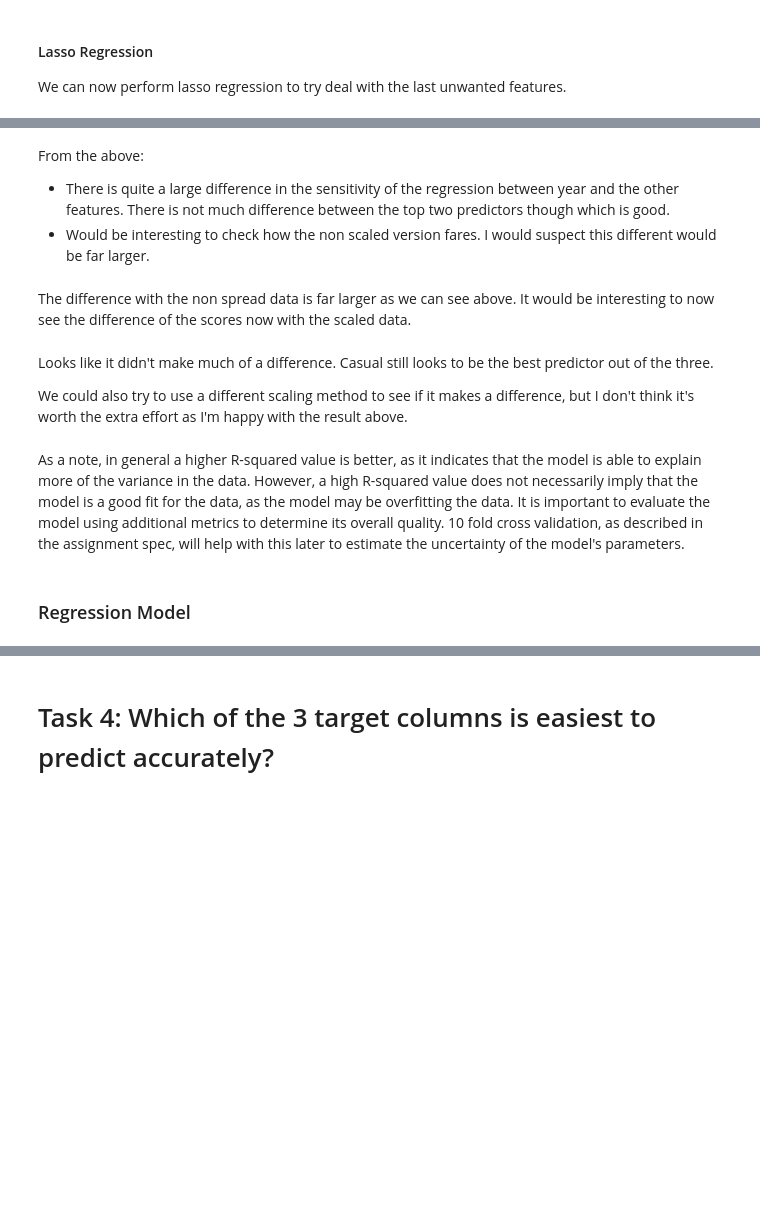
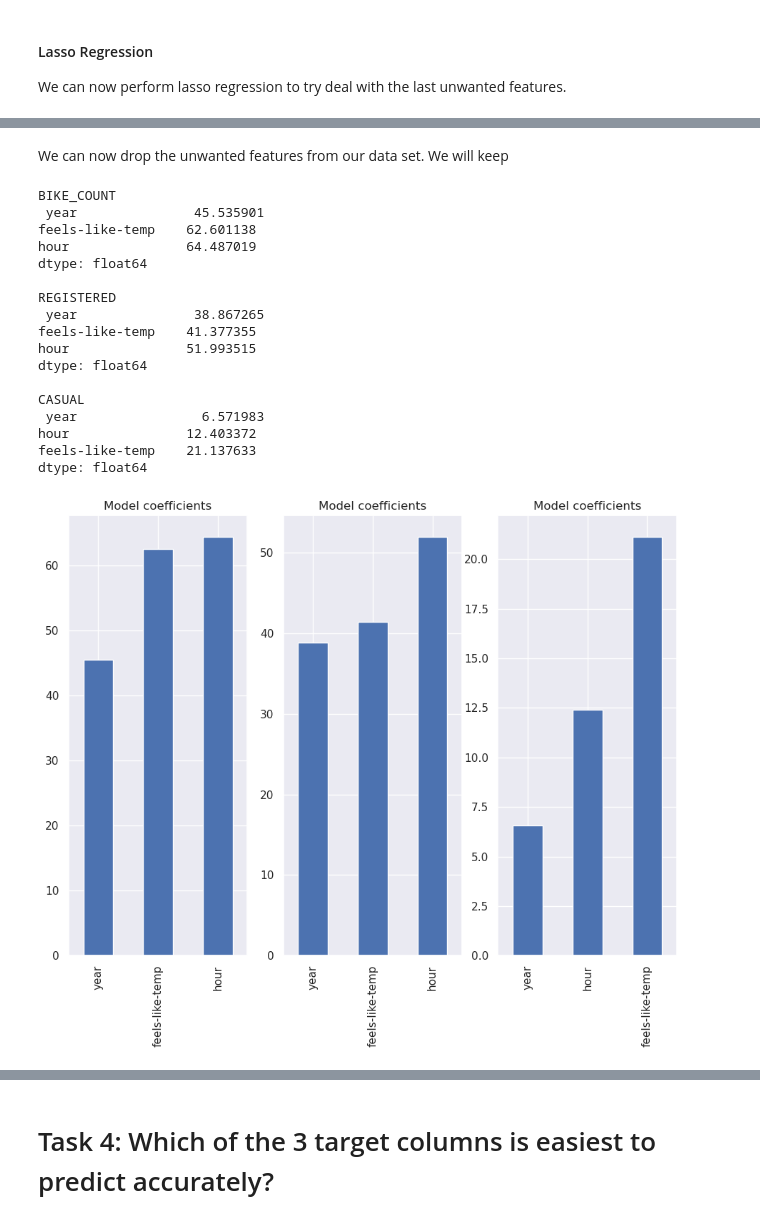
Before and after one commit to kryanbeane/bike-sharing-data-mining, a Jupyter notebook: ca2.ipynb, the cells around one changed output, grey strips where cells are left out. Cells and saved outputs as stored; diff of their text form; code cells hidden in the pictures; blank space fills up the shorter version.

```diff
--- a/ca2.ipynb
+++ b/ca2.ipynb
@@ -781,0 +771,16 @@ standard_scaled_xtrain = pd.DataFrame(scaled_xtrain_array, index=xtrain.index, c
+# %%
+from sklearn.metrics import mean_squared_error, mean_absolute_error
+# Create the lasso regression model
+model = Lasso(alpha=0.1)
+
+# Train the model on the training data
+model.fit(xtrain_scaled_df, ytrain)
+
+# Evaluate the model on the test data
+y_pred = model.predict(xtest_scaled_df)
+
+mse = mean_squared_error(ytest, y_pred)
+mae = mean_absolute_error(ytest, y_pred)
+
+coefs = model.coef_
+coefs
@@ -782,16 +797,39 @@ standard_scaled_xtrain = pd.DataFrame(scaled_xtrain_array, index=xtrain.index, c
+# %% [markdown]
+We can now drop the unwanted features from our data set. We will keep
+# %%
+xtrain_scaled_df.drop(['sunday', 'wednesday', 'thursday', 'friday', 'windspeed', 'winter'], inplace=True, axis=1)
+xtest_scaled_df.drop(['sunday', 'wednesday', 'thursday', 'friday', 'windspeed', 'winter'], inplace=True, axis=1)
+xtrain.drop(['sunday', 'wednesday', 'thursday', 'friday', 'windspeed', 'winter'], inplace=True, axis=1)
+xtest.drop(['sunday', 'wednesday', 'thursday', 'friday', 'windspeed', 'winter'], inplace=True, axis=1)
 # %%
 fig, ax = plt.subplots(1, 3)
 
 # Using the enumerate() function to get the index and value of each column
-for i, col in enumerate(ytrain.columns):
-    col_values = ytrain[col].values
-    model.fit(standard_scaled_xtrain, col_values)
+for i, col in enumerate(ytest.columns):
 
-    predictors = standard_scaled_xtrain.columns
+    col_values = ytest[col].values
+    model.fit(xtest_scaled_df, col_values)
+
+    predictors = xtest_scaled_df.columns
     coef = pd.Series(model.coef_, predictors).sort_values()
     coef.plot(kind='bar', title="Model coefficients", ax=ax[i])
     print(col.upper(), "\n", coef, "\n")
+# %% [output]
+BIKE_COUNT
+ year               45.535901
+feels-like-temp    62.601138
+hour               64.487019
+dtype: float64
+
+REGISTERED
+ year               38.867265
+feels-like-temp    41.377355
+hour               51.993515
+dtype: float64
+
+CASUAL
+ year                6.571983
+hour               12.403372
+feels-like-temp    21.137633
+dtype: float64
+[figure, added]
-# %% [markdown]
-From the above:
-- There is quite a large difference in the sensitivity of the regression between year and the other features. There is not much difference between the top two predictors though which is good.
-- Would be interesting to check how the non scaled version fares. I would suspect this different would be far larger.
@@ -809,2 +835,0 @@ for i, col in enumerate(ytrain.columns):
-# %% [markdown]
-The difference with the non spread data is far larger as we can see above. It would be interesting to now see the difference of the scores now with the scaled data.
@@ -822,4 +835,0 @@ plt.legend(labels)
-# %% [markdown]
-Looks like it didn't make much of a difference. Casual still looks to be the best predictor out of the three.
-
-We could also try to use a different scaling method to see if it makes a difference, but I don't think it's worth the extra effort as I'm happy with the result above.
@@ -831,4 +835,0 @@ We could also try to use a different scaling method to see if it makes a differe
-# %% [markdown]
-As a note, in general a higher R-squared value is better, as it indicates that the model is able to explain more of the variance in the data. However, a high R-squared value does not necessarily imply that the model is a good fit for the data, as the model may be overfitting the data. It is important to evaluate the model using additional metrics to determine its overall quality. 10 fold cross validation, as described in the assignment spec, will help with this later to estimate the uncertainty of the model's parameters.
-# %% [markdown]
-### Regression Model
```
Also changed, not shown: parts of 70 cells of this notebook.
